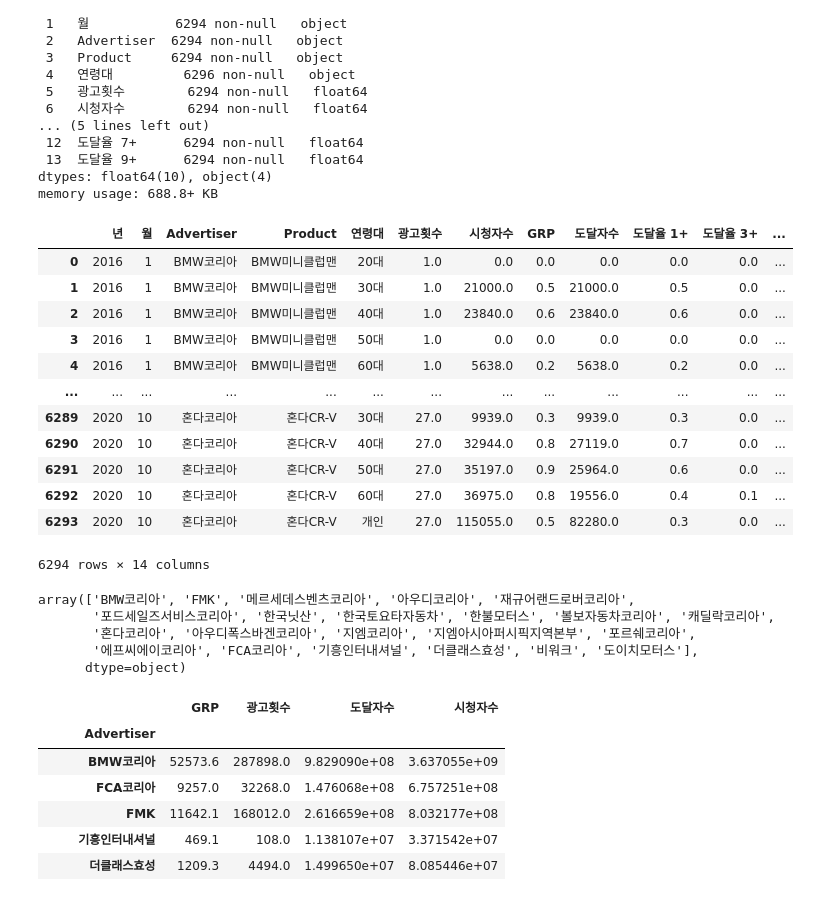
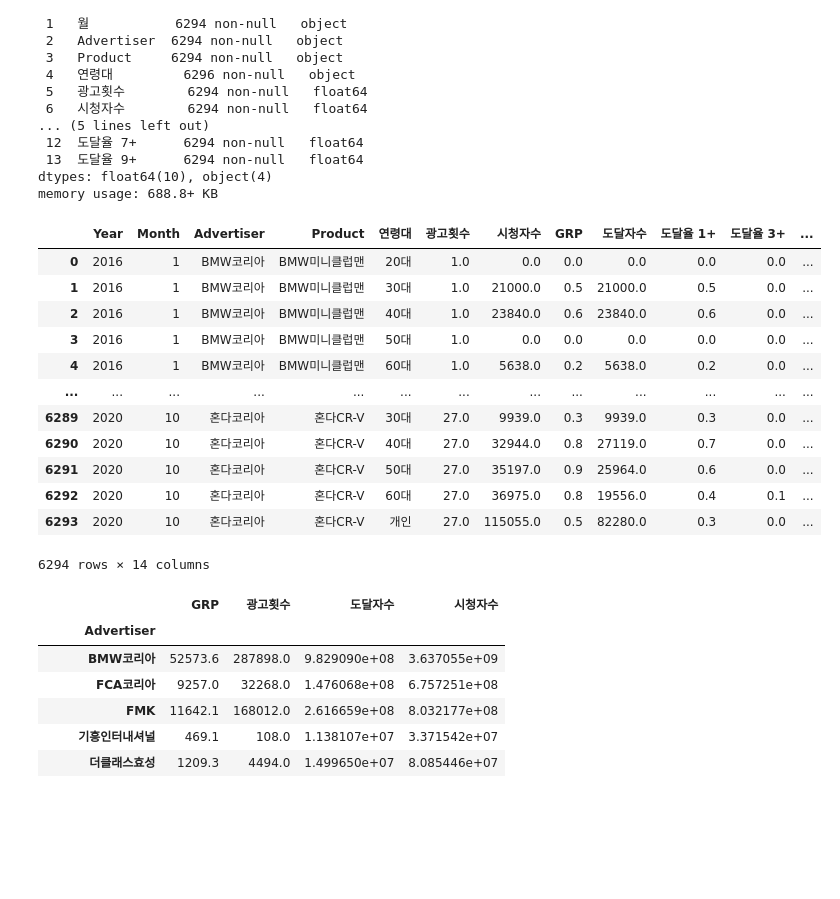
Before and after one commit to HyunjinKIM-Chloe/AutoReport-Service, a Jupyter notebook: car_H_00_simple_EDA.ipynb, the cells around one changed output. Saved outputs shown, nothing was run; the diff lists cells and outputs as text; code cells hidden in the pictures; blank space fills up the shorter version.

```diff
--- a/car_H_00_simple_EDA.ipynb
+++ b/car_H_00_simple_EDA.ipynb
@@ -41,9 +31,14 @@ original.dropna(axis=0, inplace=True)
 # %%
+# original = original.dropna(axis=0,inplace=True)
+original.dropna(axis=0, inplace=True)
+# 년월 포맷 수정
 original['년'] = [int(y) for y in original['년']]
 original['월'] = [int(d.replace("월","")) for d in original['월']]
+original["월"] = original["월"].replace({"101": "11", "102": "12"})
+original.rename(columns={"년": "Year", "월": "Month"}, inplace=True)
 original
 # %% [output]
-|  | 년 | 월 | Advertiser | Product | 연령대 | 광고횟수 | 시청자수 | GRP | 도달자수 | 도달율 1+ | 도달율 3+ | ... |
+|  | Year | Month | Advertiser | Product | 연령대 | 광고횟수 | 시청자수 | GRP | 도달자수 | 도달율 1+ | 도달율 3+ | ... |
 | 0 | 2016 | 1 | BMW코리아 | BMW미니클럽맨 | 20대 | 1.0 | 0.0 | 0.0 | 0.0 | 0.0 | 0.0 | ... |
 | 1 | 2016 | 1 | BMW코리아 | BMW미니클럽맨 | 30대 | 1.0 | 21000.0 | 0.5 | 21000.0 | 0.5 | 0.0 | ... |
 | 2 | 2016 | 1 | BMW코리아 | BMW미니클럽맨 | 40대 | 1.0 | 23840.0 | 0.6 | 23840.0 | 0.6 | 0.0 | ... |
@@ -56,14 +51,6 @@ original
 | 6292 | 2020 | 10 | 혼다코리아 | 혼다CR-V | 60대 | 27.0 | 36975.0 | 0.8 | 19556.0 | 0.4 | 0.1 | ... |
 | 6293 | 2020 | 10 | 혼다코리아 | 혼다CR-V | 개인 | 27.0 | 115055.0 | 0.5 | 82280.0 | 0.3 | 0.0 | ... |
 6294 rows × 14 columns
-# %%
-original['Advertiser'].unique()
-# %% [output]
-array(['BMW코리아', 'FMK', '메르세데스벤츠코리아', '아우디코리아', '재규어랜드로버코리아',
-       '포드세일즈서비스코리아', '한국닛산', '한국토요타자동차', '한불모터스', '볼보자동차코리아', '캐딜락코리아',
-       '혼다코리아', '아우디폭스바겐코리아', '지엠코리아', '지엠아시아퍼시픽지역본부', '포르쉐코리아',
-       '에프씨에이코리아', 'FCA코리아', '기흥인터내셔널', '더클래스효성', '비워크', '도이치모터스'],
-      dtype=object)
 # %%
 br = original[["Advertiser","광고횟수","GRP","도달자수","시청자수"]].copy()
 br_pivot = pd.pivot_table(br,index=['Advertiser'],
```
Also changed, not shown: parts of 15 cells of this notebook.
